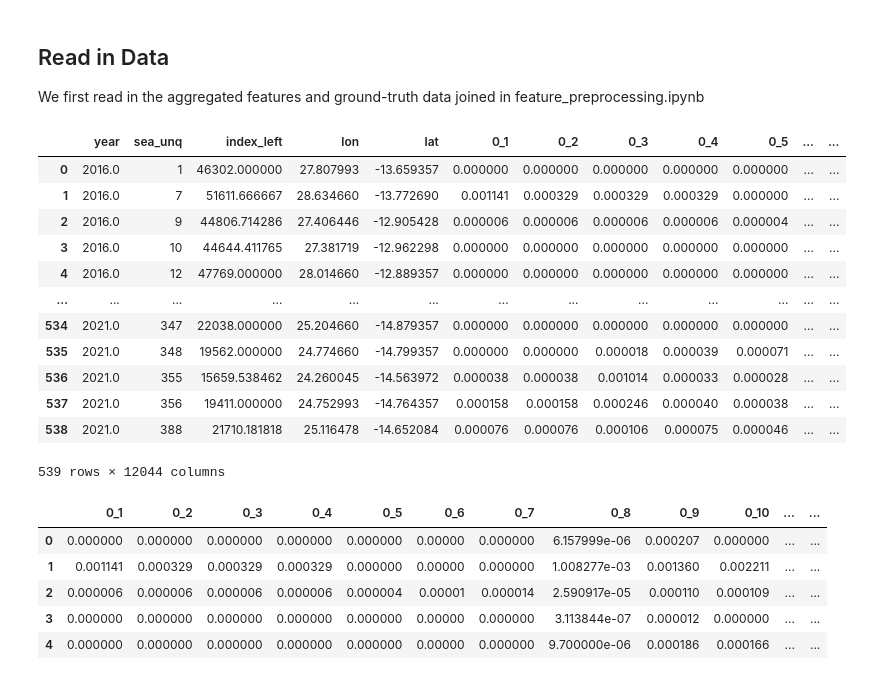
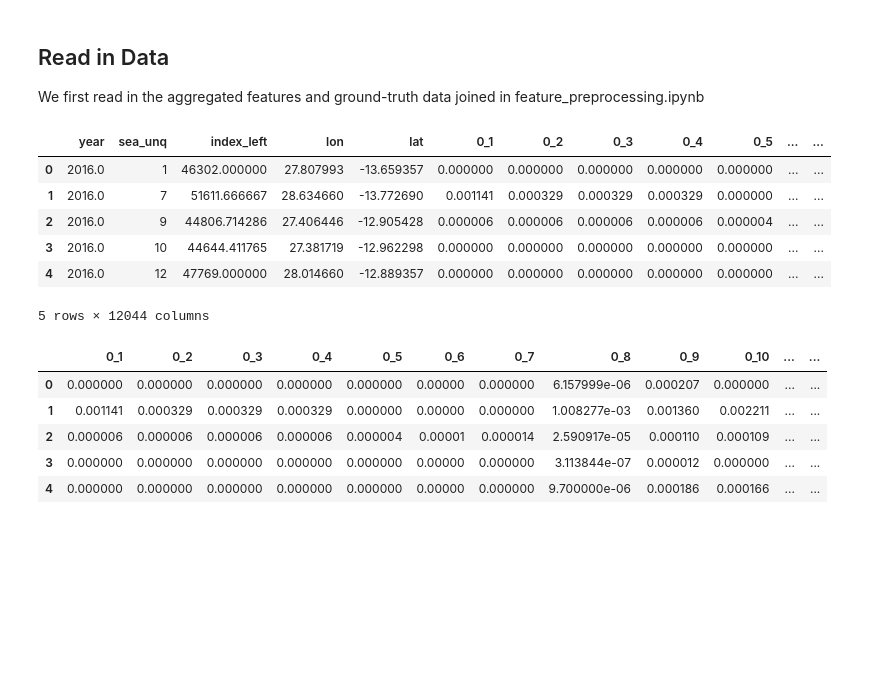
Before and after one commit to mosaiks-capstone/Modeling, a Jupyter notebook: gabmodeltesting.ipynb, the cells around one changed output. Cells and saved outputs as stored; diff of their text form; code cells hidden in the pictures; blank space fills up the shorter version.

```diff
--- a/gabmodeltesting.ipynb
+++ b/gabmodeltesting.ipynb
@@ -43,23 +43,17 @@ import seaborn as sns
 
 We first read in the aggregated features and ground-truth data joined in  feature_preprocessing.ipynb
 # %%
-grouped_features = pd.read_csv("/capstone/mosaiks/repos/modeling/data/model_directory/SEA_averaged_features_simple_impute_modeltrain.csv")
+grouped_features = pd.read_csv("/capstone/mosaiks/repos/modeling/data/model_directory/SEA_averaged_features_simple_bfill_modeltrain.csv")
 # %%
-grouped_features
+grouped_features.head()
 # %% [output]
 |  | year | sea_unq | index_left | lon | lat | 0_1 | 0_2 | 0_3 | 0_4 | 0_5 | ... | ... |
 | 0 | 2016.0 | 1 | 46302.000000 | 27.807993 | -13.659357 | 0.000000 | 0.000000 | 0.000000 | 0.000000 | 0.000000 | ... | ... |
 | 1 | 2016.0 | 7 | 51611.666667 | 28.634660 | -13.772690 | 0.001141 | 0.000329 | 0.000329 | 0.000329 | 0.000000 | ... | ... |
 | 2 | 2016.0 | 9 | 44806.714286 | 27.406446 | -12.905428 | 0.000006 | 0.000006 | 0.000006 | 0.000006 | 0.000004 | ... | ... |
 | 3 | 2016.0 | 10 | 44644.411765 | 27.381719 | -12.962298 | 0.000000 | 0.000000 | 0.000000 | 0.000000 | 0.000000 | ... | ... |
 | 4 | 2016.0 | 12 | 47769.000000 | 28.014660 | -12.889357 | 0.000000 | 0.000000 | 0.000000 | 0.000000 | 0.000000 | ... | ... |
-| ... | ... | ... | ... | ... | ... | ... | ... | ... | ... | ... | ... | ... |
-| 534 | 2021.0 | 347 | 22038.000000 | 25.204660 | -14.879357 | 0.000000 | 0.000000 | 0.000000 | 0.000000 | 0.000000 | ... | ... |
-| 535 | 2021.0 | 348 | 19562.000000 | 24.774660 | -14.799357 | 0.000000 | 0.000000 | 0.000018 | 0.000039 | 0.000071 | ... | ... |
-| 536 | 2021.0 | 355 | 15659.538462 | 24.260045 | -14.563972 | 0.000038 | 0.000038 | 0.001014 | 0.000033 | 0.000028 | ... | ... |
-| 537 | 2021.0 | 356 | 19411.000000 | 24.752993 | -14.764357 | 0.000158 | 0.000158 | 0.000246 | 0.000040 | 0.000038 | ... | ... |
-| 538 | 2021.0 | 388 | 21710.181818 | 25.116478 | -14.652084 | 0.000076 | 0.000076 | 0.000106 | 0.000075 | 0.000046 | ... | ... |
-539 rows × 12044 columns
+5 rows × 12044 columns
 # %%
 features = grouped_features.iloc[:,5:12005]
 features.head()
```
Also changed, not shown: parts of 38 cells of this notebook.
